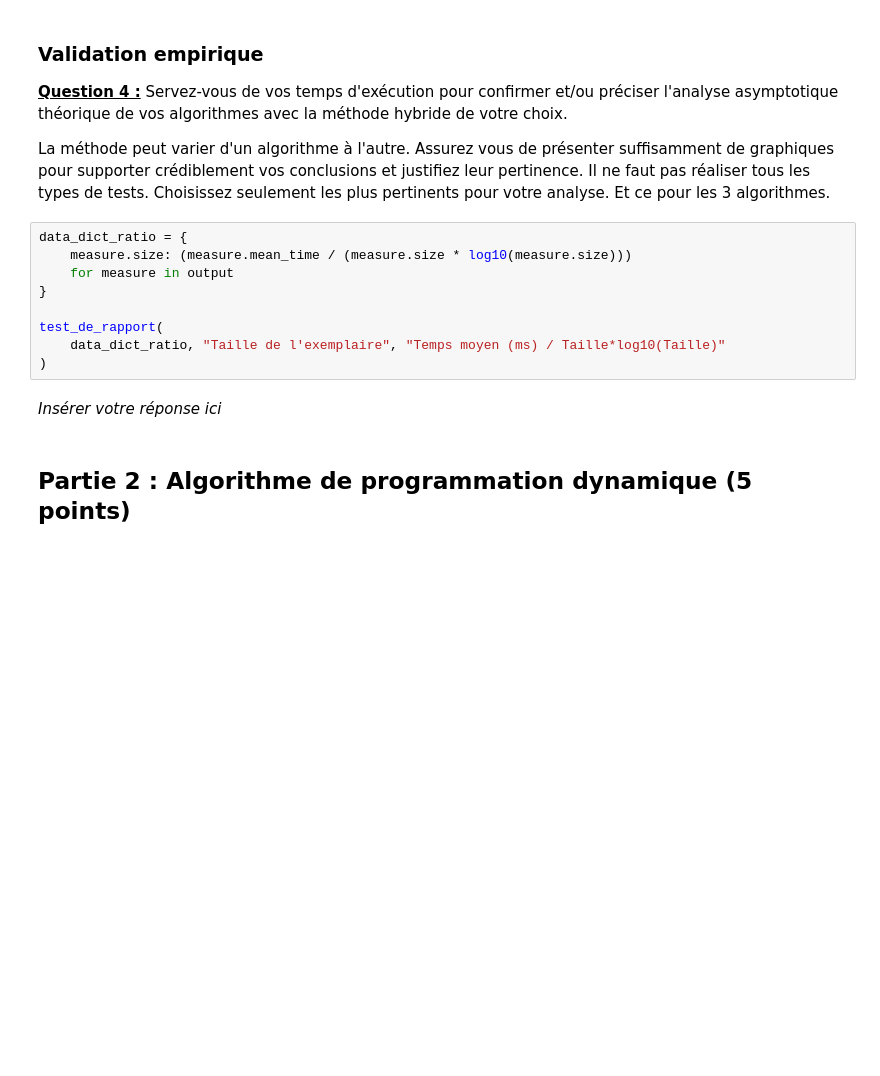
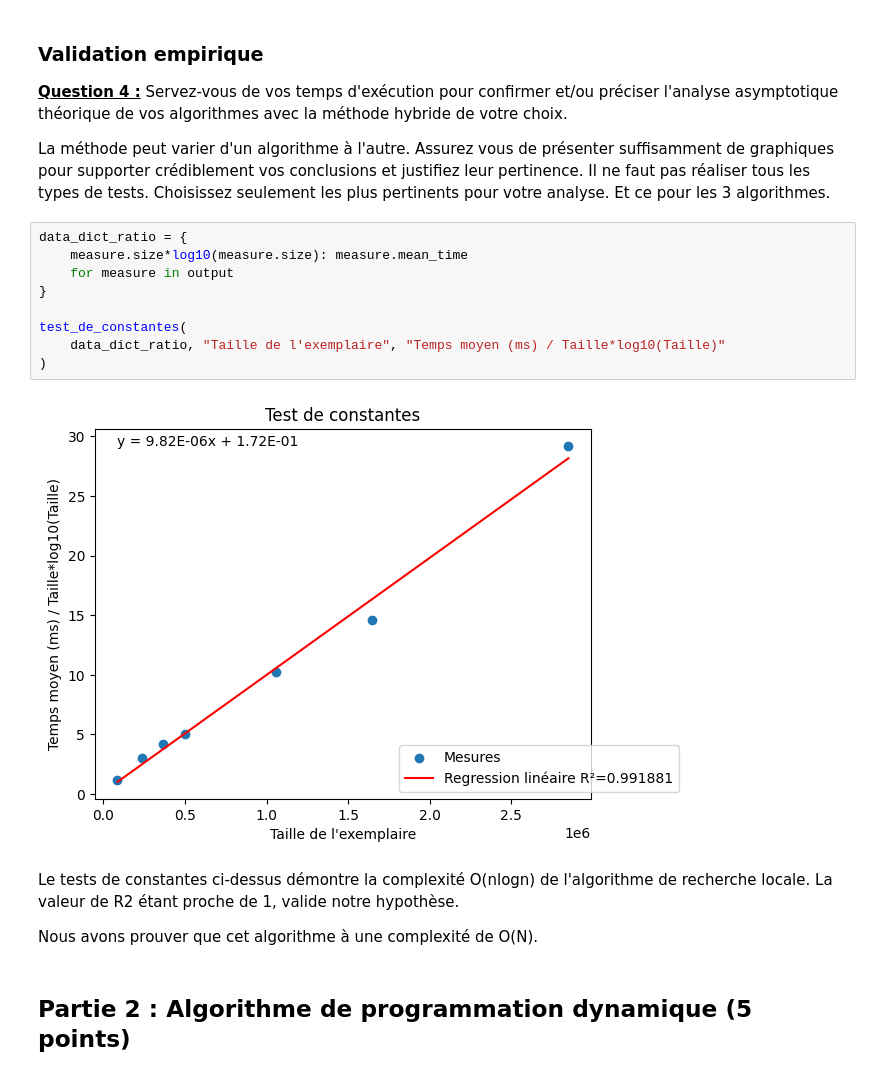
Before and after one commit to nath1416/Tp2-INF8775, a Jupyter notebook: TP2_H26_v3.ipynb, the cells around one changed output. Drawn from its saved outputs; the diff is of its cells as text; blank space fills up the shorter version.

Commit message:
feat add test constance pour partie 1

```diff
--- a/TP2_H26_v3.ipynb
+++ b/TP2_H26_v3.ipynb
@@ -462,15 +480,19 @@ display_data_as_table(output)
 La méthode peut varier d'un algorithme à l'autre. Assurez vous de présenter suffisamment de graphiques pour supporter crédiblement vos conclusions et justifiez leur pertinence. Il ne faut pas réaliser tous les types de tests. Choisissez seulement les plus pertinents pour votre analyse. Et ce pour les 3 algorithmes.
 # %%
 data_dict_ratio = {
-    measure.size: (measure.mean_time / (measure.size * log10(measure.size)))
+    measure.size*log10(measure.size): measure.mean_time
     for measure in output
 }
 
-test_de_rapport(
+test_de_constantes(
     data_dict_ratio, "Taille de l'exemplaire", "Temps moyen (ms) / Taille*log10(Taille)"
 )
+# %% [output]
+[figure, added]
-# %% [markdown]
-*Insérer votre réponse ici*
+# %% [markdown]
+Le tests de constantes ci-dessus démontre la complexité O(nlogn) de l'algorithme de recherche locale. La valeur de R2 étant proche de 1, valide notre hypothèse.
+
+Nous avons prouver que cet algorithme à  une complexité de O(N).
 # %% [markdown]
 ## Partie 2 : Algorithme de programmation dynamique (5 points)
 # %% [markdown]
```
Also changed, not shown: parts of 1 cell of this notebook.
